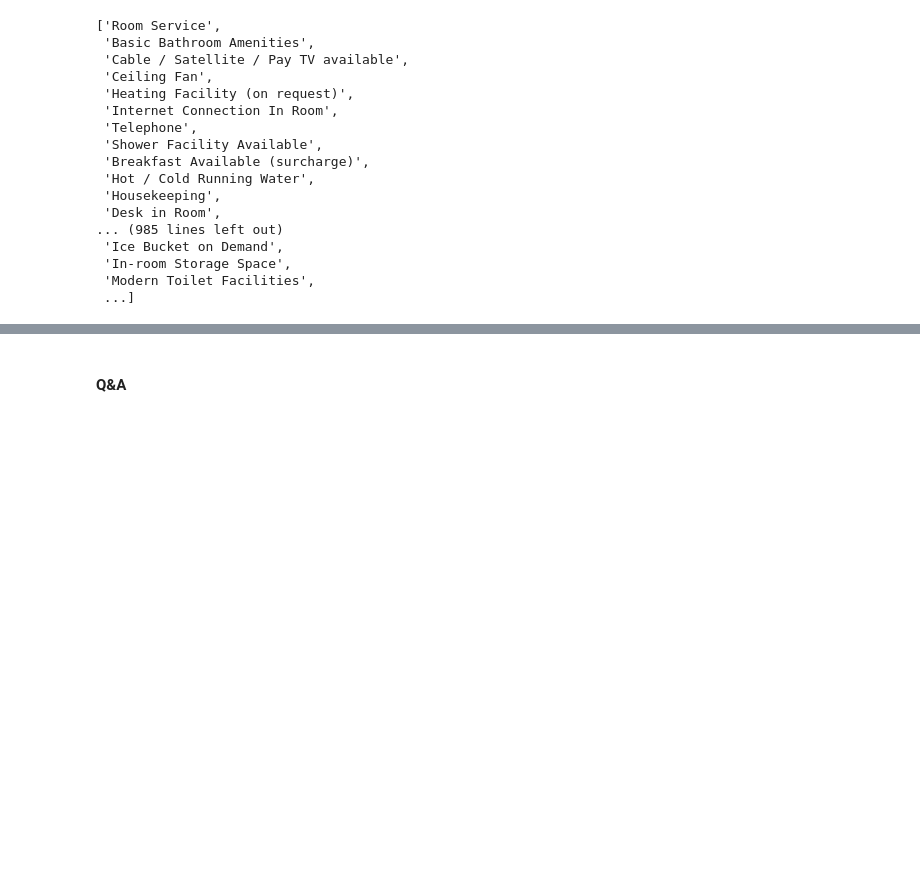
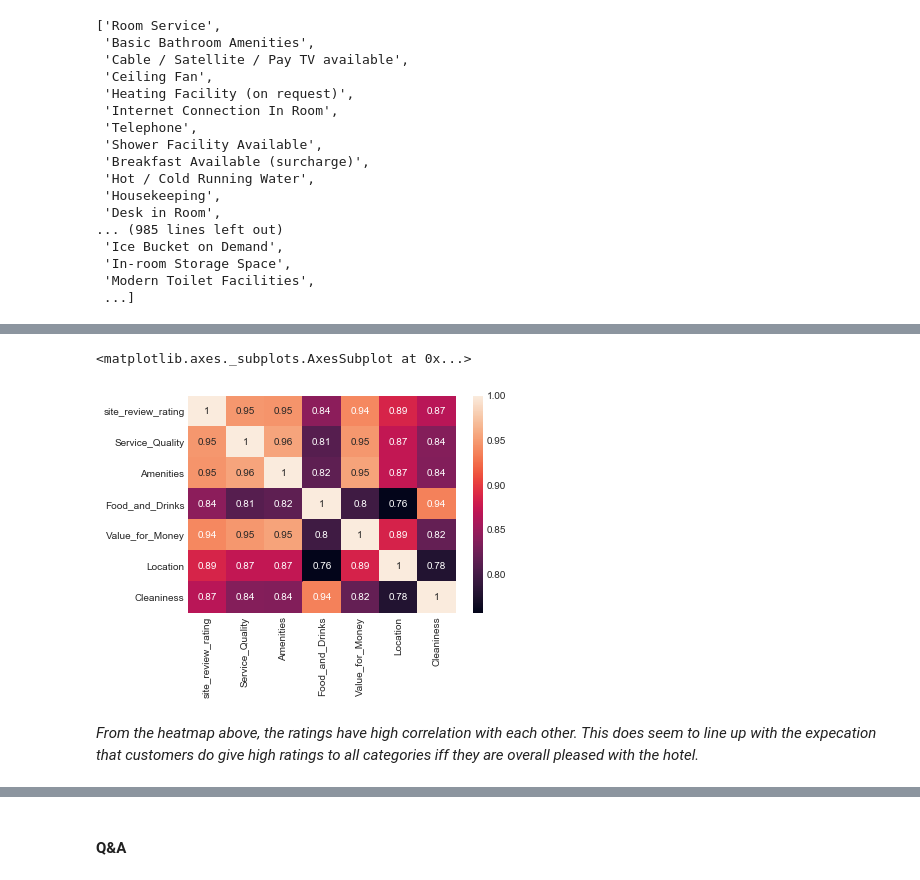
Before and after one commit to anubhav-agarwal/ga-projects, a Jupyter notebook: Indian Hotel System.ipynb, the cells around one changed output, grey strips where cells are left out. Cells and saved outputs as stored; diff of their text form; code cells hidden in the pictures; blank space fills up the shorter version.

```diff
--- a/Indian Hotel System.ipynb
+++ b/Indian Hotel System.ipynb
@@ -306,0 +497,2 @@ f.savefig('amenities_corr_to_rating.png')
+# %%
+indian_hotels_concat = pd.concat([temp,stay_review_rating], axis=1)
@@ -306,0 +519,7 @@ f.savefig('amenities_corr_to_rating.png')
+# %%
+indian_hotels_concat['Service_Quality'] = pd.to_numeric(indian_hotels_concat['Service_Quality'], errors='coerce')
+indian_hotels_concat['Amenities'] = pd.to_numeric(indian_hotels_concat['Amenities'], errors='coerce')
+indian_hotels_concat['Food_and_Drinks'] = pd.to_numeric(indian_hotels_concat['Food_and_Drinks'], errors='coerce')
+indian_hotels_concat['Value_for_Money'] = pd.to_numeric(indian_hotels_concat['Value_for_Money'], errors='coerce')
+indian_hotels_concat['Location'] = pd.to_numeric(indian_hotels_concat['Location'], errors='coerce')
+indian_hotels_concat['Cleaniness'] = pd.to_numeric(indian_hotels_concat['Cleaniness'], errors='coerce')
@@ -306,0 +528,2 @@ f.savefig('amenities_corr_to_rating.png')
+# %%
+ratings = indian_hotels_concat[['site_review_rating', 'Service_Quality', 'Amenities', 'Food_and_Drinks','Value_for_Money','Location', 'Cleaniness']]
@@ -306,0 +545,9 @@ f.savefig('amenities_corr_to_rating.png')
+# %%
+ratings_corr_mat = ratings.corr()
+# %%
+sns.heatmap(ratings_corr_mat, annot=True)
+# %% [output]
+<matplotlib.axes._subplots.AxesSubplot at 0x...>
+[figure, added]
+# %% [markdown]
+*From the heatmap above, the ratings have high correlation with each other. This does seem to line up with the expecation that customers do give high ratings to all categories iff they are overall pleased with the hotel.*
```
Also changed, not shown: parts of 78 cells of this notebook.
